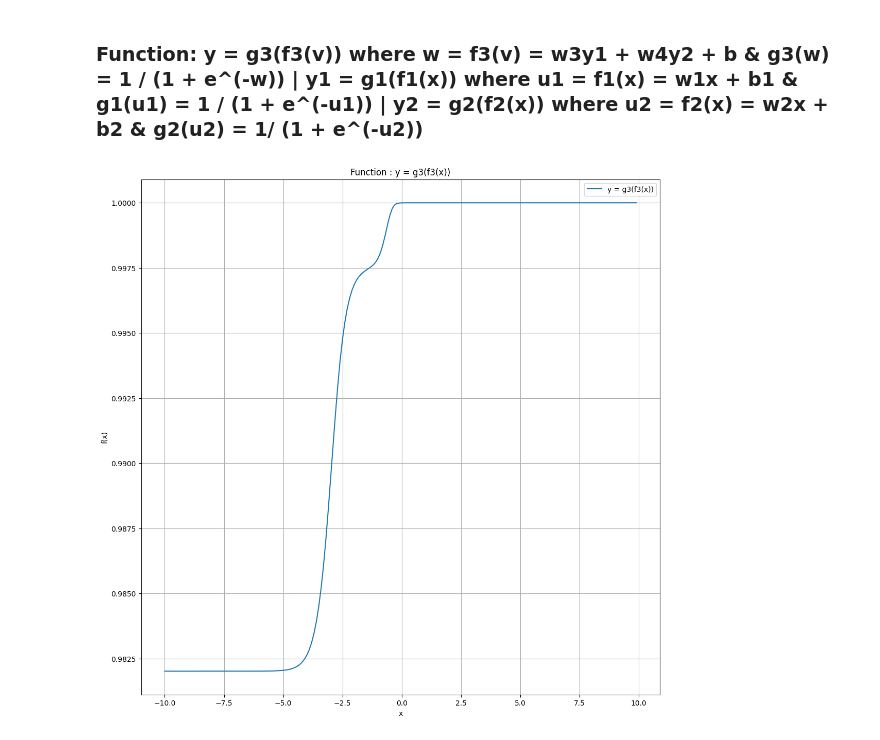
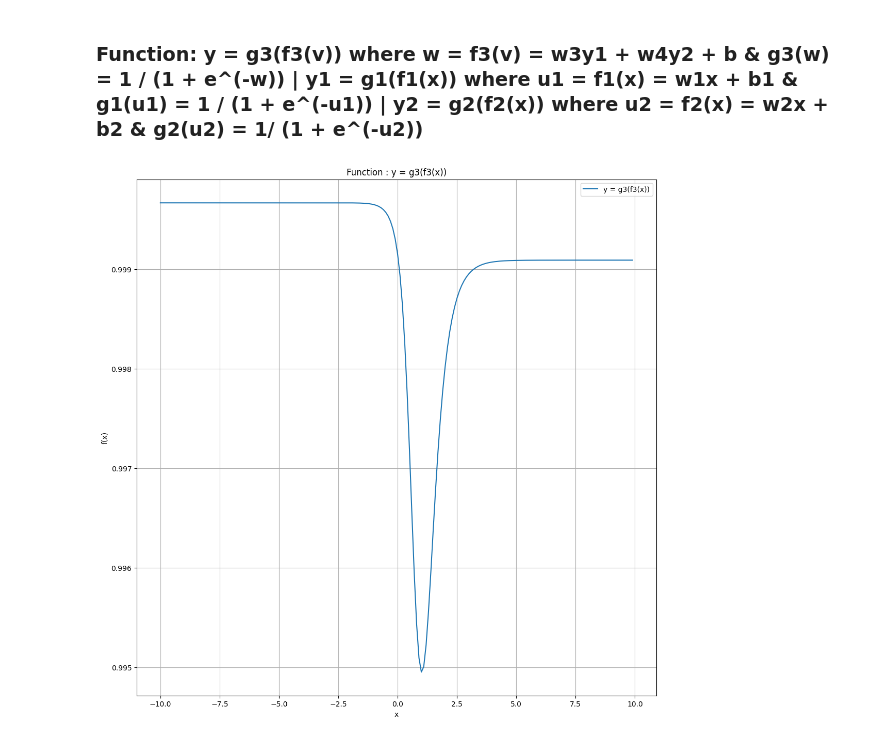
Before and after one commit to ahnafshahrear/Artificial-Intelligence-Lab, a Jupyter notebook: Assignment 1/linear-nonlinear-functions.ipynb, the cells around one changed output. Cells and saved outputs as stored; diff of their text form; code cells hidden in the pictures.

```diff
--- a/Assignment 1/linear-nonlinear-functions.ipynb
+++ b/Assignment 1/linear-nonlinear-functions.ipynb
@@ -114,25 +114,25 @@ plt.show()
 # %% [markdown]
 ### Function: y = g3(f3(v)) where w = f3(v) = w3y1 + w4y2 + b & g3(w) = 1 / (1 + e^(-w)) | y1 = g1(f1(x)) where u1 = f1(x) = w1x + b1 & g1(u1) = 1 / (1 + e^(-u1)) | y2 = g2(f2(x)) where u2 = f2(x) = w2x + b2 & g2(u2) = 1/ (1 + e^(-u2))
 # %%
-w1, b1 = 3, 8
+w1, b1 = 2, -3
 u1 = w1 * x + b1
 y1 = 1 / (1 + np.exp(-u1))
 
-w2, b2 = 5, 1
+w2, b2 = -3, 1
 u2 = w2 * x + b2
 y2 = 1 / (1 + np.exp(-u2))
 
-w3, w4 = 2, 9
+w3, w4 = 3, 4
 f3 = w3 * y1 + w4 * y2 + b
 y = 1 / (1 + np.exp(-f3))
 
 plt.figure(figsize = figure_size, dpi = 100)
 plt.title("Function : y = g3(f3(x))")
 plt.xlabel("x")
 plt.ylabel("f(x)")
 plt.plot(x, y, marker = "", label = "y = g3(f3(x))")
 plt.grid()
 plt.legend()
 plt.show()
 # %% [output]
-[figure, old version]
+[figure, new version]
```
Also changed, not shown: parts of 1 cell of this notebook.
